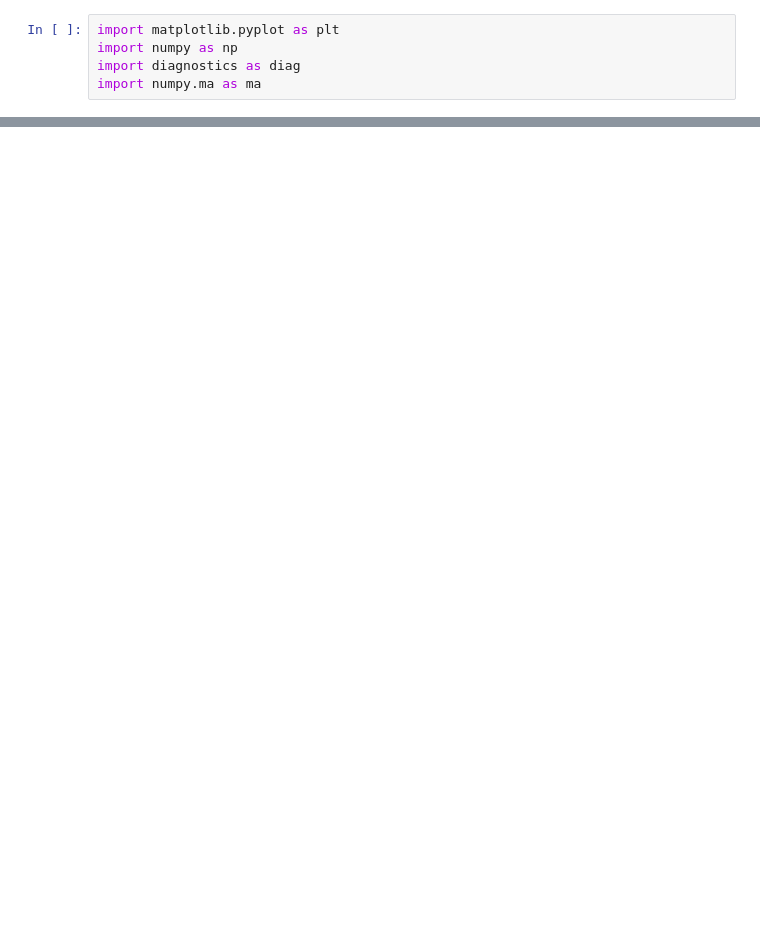
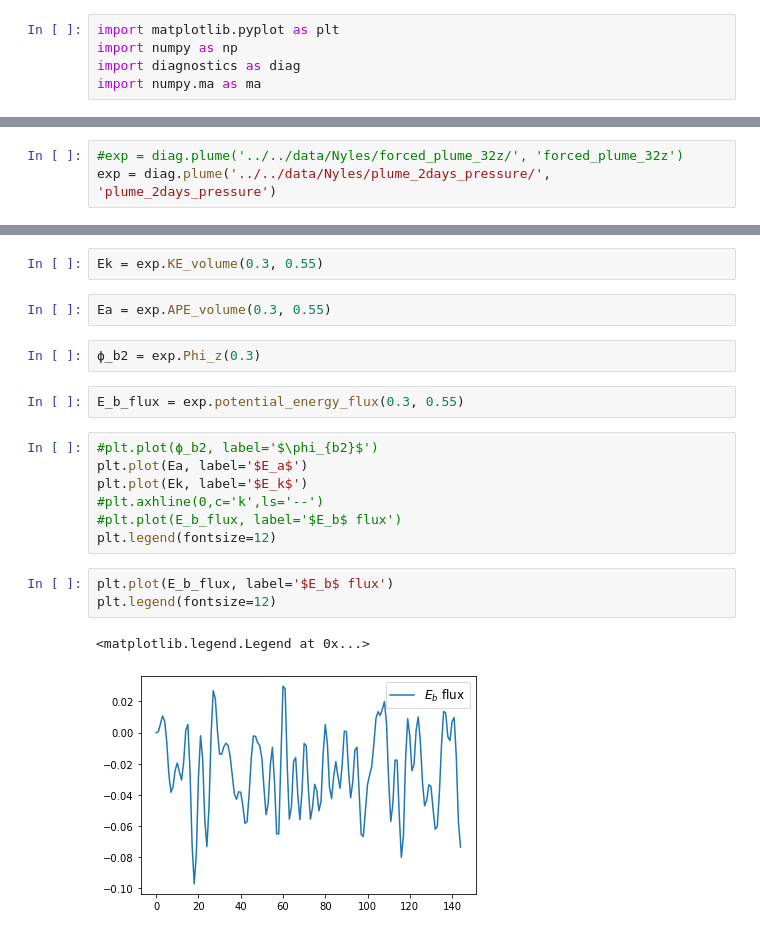
Before and after one commit to cpierard/Nyles, a Jupyter notebook: notebooks/Untitled.ipynb, the cells around one changed output, grey strips where cells are left out. Drawn from its saved outputs; the diff is of its cells as text; blank space fills up the shorter version.

```diff
--- a/notebooks/Untitled.ipynb
+++ b/notebooks/Untitled.ipynb
@@ -178,0 +6,3 @@ plt.plot(KE_budget)
+# %%
+#exp = diag.plume('../../data/Nyles/forced_plume_32z/', 'forced_plume_32z')
+exp = diag.plume('../../data/Nyles/plume_2days_pressure/', 'plume_2days_pressure')
@@ -178,0 +26,21 @@ plt.plot(KE_budget)
+# %%
+Ek = exp.KE_volume(0.3, 0.55)
+# %%
+Ea = exp.APE_volume(0.3, 0.55)
+# %%
+ϕ_b2 = exp.Phi_z(0.3)
+# %%
+E_b_flux = exp.potential_energy_flux(0.3, 0.55)
+# %%
+#plt.plot(ϕ_b2, label='$\phi_{b2}$')
+plt.plot(Ea, label='$E_a$')
+plt.plot(Ek, label='$E_k$')
+#plt.axhline(0,c='k',ls='--')
+#plt.plot(E_b_flux, label='$E_b$ flux')
+plt.legend(fontsize=12)
+# %%
+plt.plot(E_b_flux, label='$E_b$ flux')
+plt.legend(fontsize=12)
+# %% [output]
+<matplotlib.legend.Legend at 0x...>
+[figure, added]
```
Also changed, not shown: parts of 34 cells of this notebook, 3 other files.
